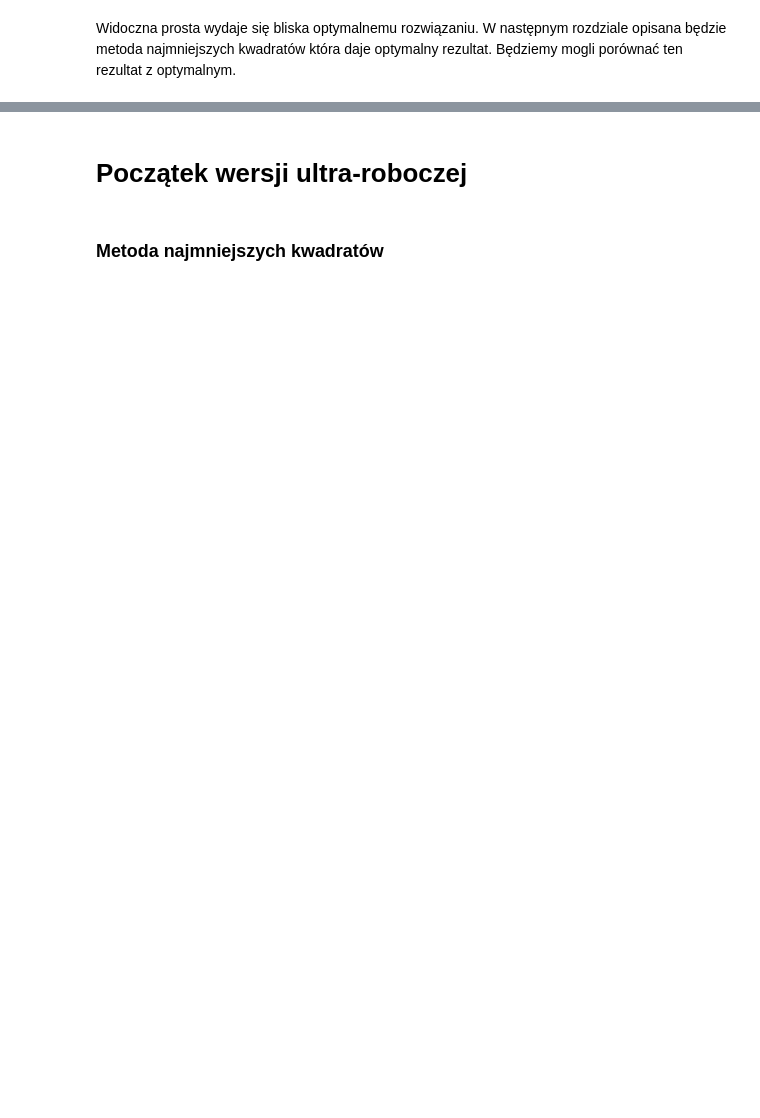
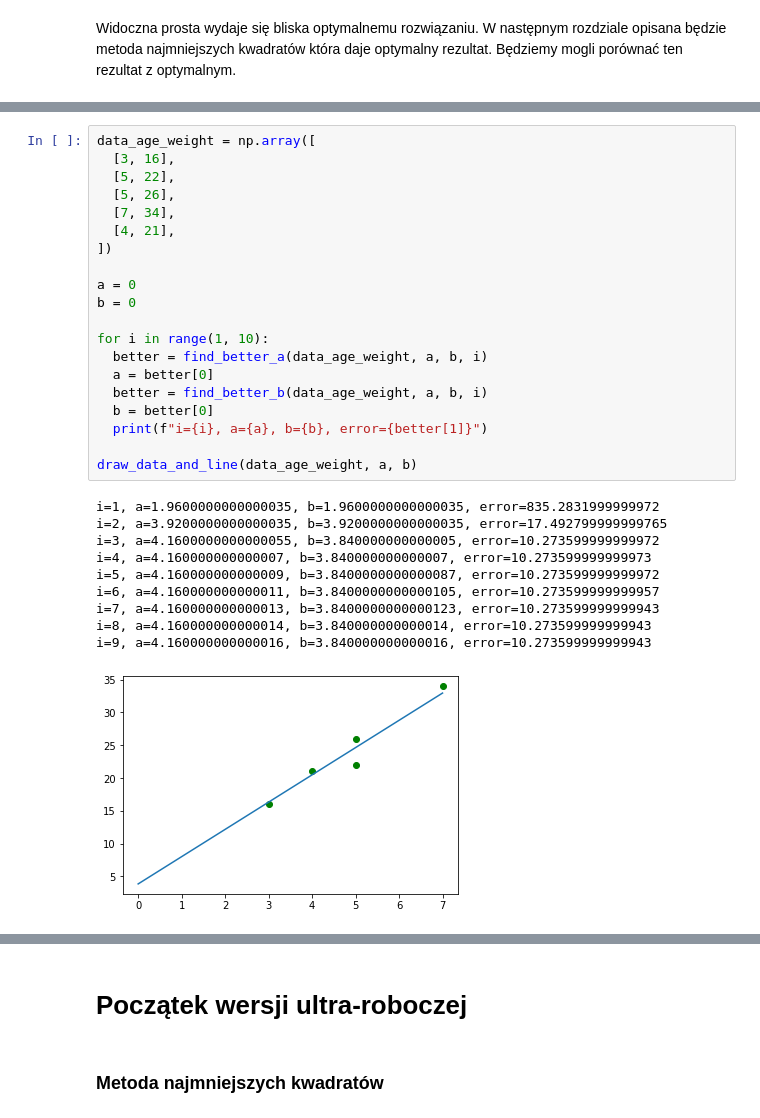
Before and after one commit to fdafadf/ml, a Jupyter notebook: MachineLearning.ipynb, the cells around one changed output, grey strips where cells are left out. Saved outputs shown, nothing was run; the diff lists cells and outputs as text; blank space fills up the shorter version.

```diff
--- a/MachineLearning.ipynb
+++ b/MachineLearning.ipynb
@@ -162,0 +178,31 @@ Widoczna prosta wydaje się bliska optymalnemu rozwiązaniu. W następnym rozdzi
+# %%
+data_age_weight = np.array([
+  [3, 16],
+  [5, 22],
+  [5, 26],
+  [7, 34],
+  [4, 21],
+])
+
+a = 0
+b = 0
+
+for i in range(1, 10):
+  better = find_better_a(data_age_weight, a, b, i)
+  a = better[0]
+  better = find_better_b(data_age_weight, a, b, i)
+  b = better[0]
+  print(f"i={i}, a={a}, b={b}, error={better[1]}")
+
+draw_data_and_line(data_age_weight, a, b)
+# %% [output]
+i=1, a=1.9600000000000035, b=1.9600000000000035, error=835.2831999999972
+i=2, a=3.9200000000000035, b=3.9200000000000035, error=17.492799999999765
+i=3, a=4.1600000000000055, b=3.840000000000005, error=10.273599999999972
+i=4, a=4.160000000000007, b=3.840000000000007, error=10.273599999999973
+i=5, a=4.160000000000009, b=3.8400000000000087, error=10.273599999999972
+i=6, a=4.160000000000011, b=3.8400000000000105, error=10.273599999999957
+i=7, a=4.160000000000013, b=3.8400000000000123, error=10.273599999999943
+i=8, a=4.160000000000014, b=3.840000000000014, error=10.273599999999943
+i=9, a=4.160000000000016, b=3.840000000000016, error=10.273599999999943
+[figure, added]
```
Also changed, not shown: parts of 12 cells of this notebook.
